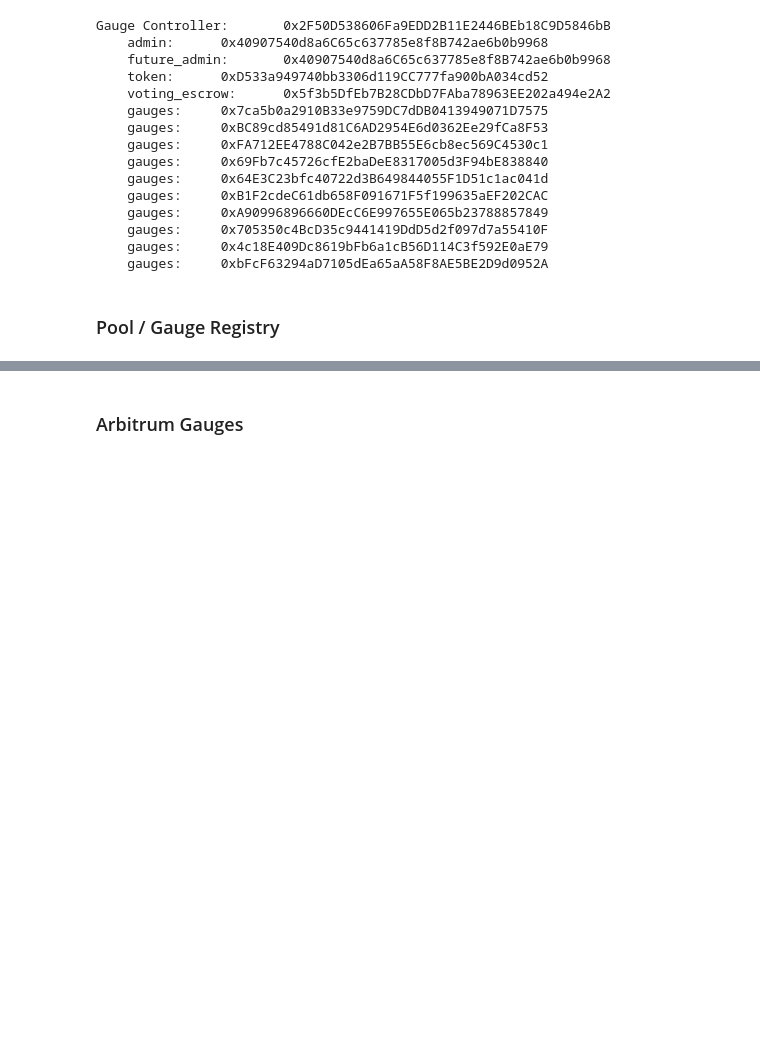
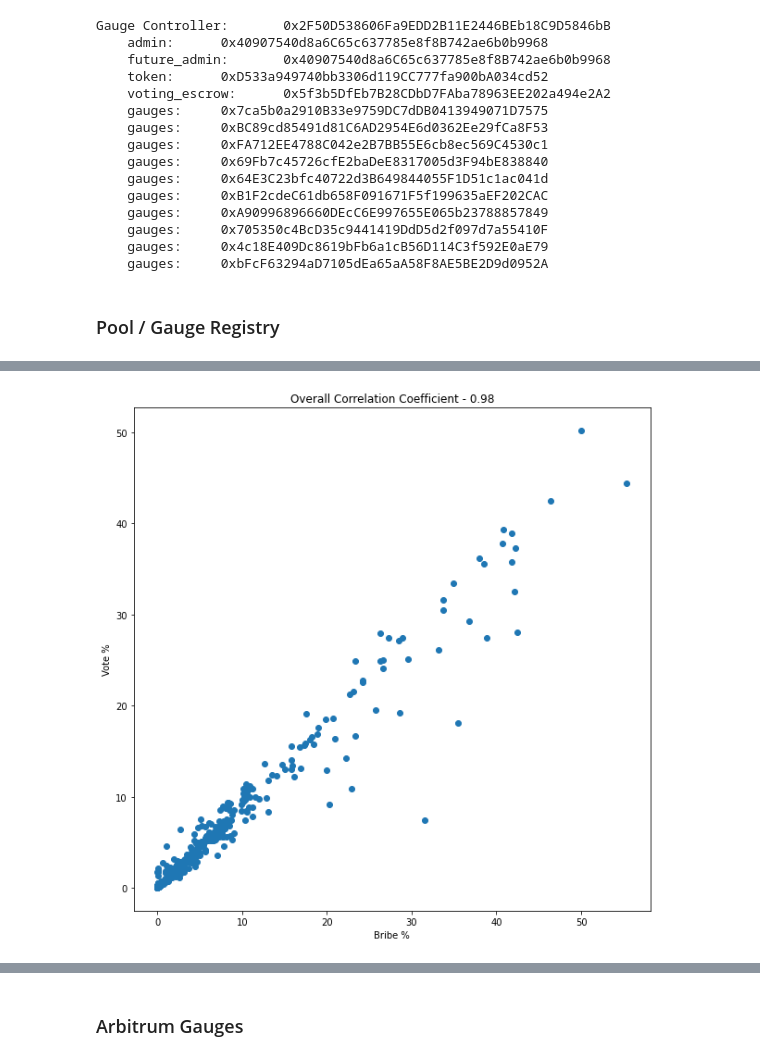
Before and after one commit to DoominEth/Web3DataSandbox, a Jupyter notebook: Untitled.ipynb, the cells around one changed output, grey strips where cells are left out. Saved outputs shown, nothing was run; the diff lists cells and outputs as text; code cells hidden in the pictures; blank space fills up the shorter version.

```diff
--- a/Untitled.ipynb
+++ b/Untitled.ipynb
@@ -146,0 +135,4 @@ The curve Registry holds the all of the relevant curve contracts
+# %%
+gaugeMap.drawAllCorolationOneChart(gaugeMap.allMappingData, True)
+# %% [output]
+[figure, added]
```
Also changed, not shown: parts of 69 cells of this notebook, 1 other file.
